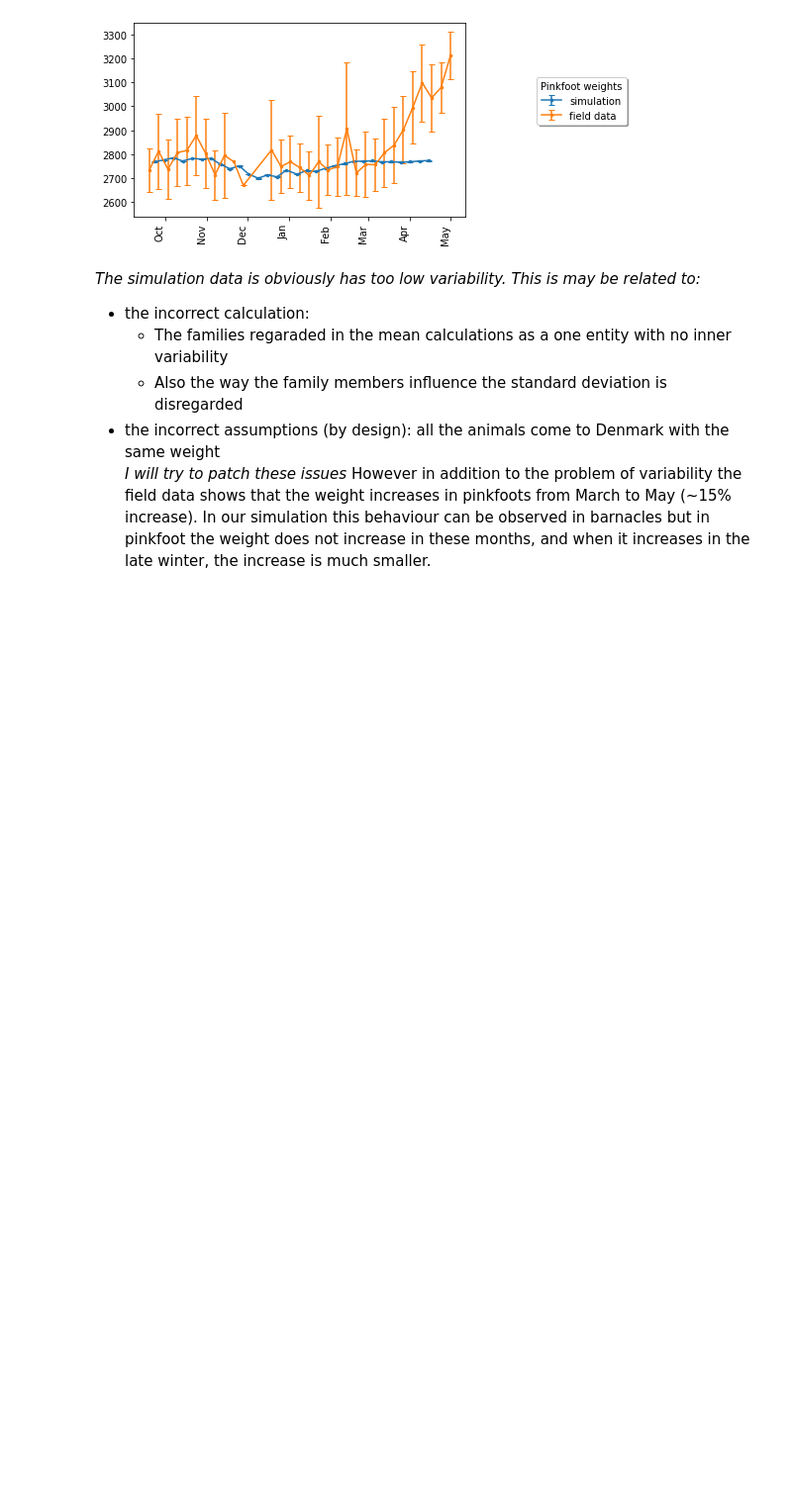
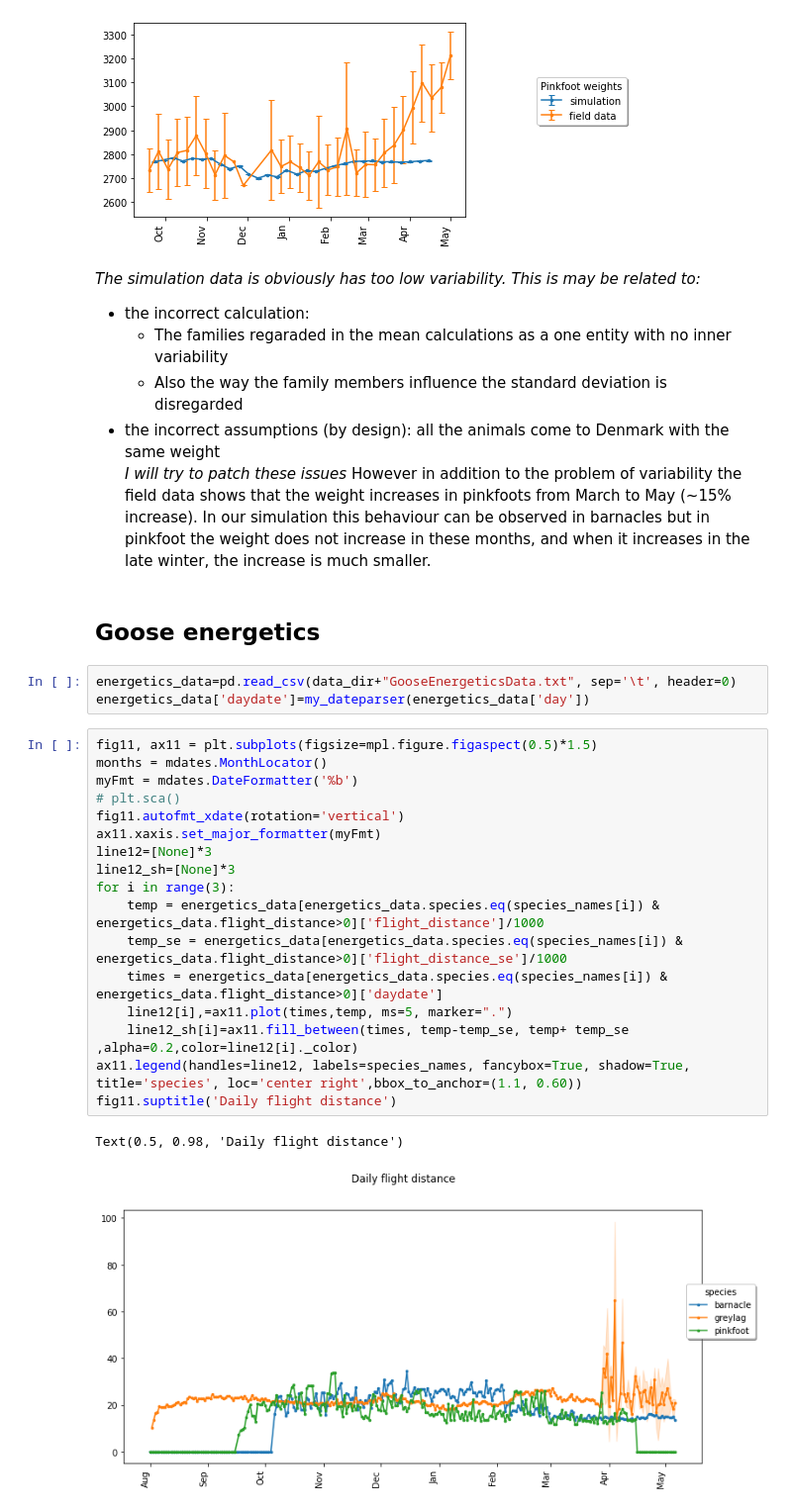
Before and after one commit to andrey-chu/almass_python_testing_mirror, a Jupyter notebook: Test_page_2.ipynb, the cells around one changed output. Shown at 99% size. Drawn from its saved outputs; the diff is of its cells as text; blank space fills up the shorter version.

Commit message:
bug in energetics

```diff
--- a/Test_page_2.ipynb
+++ b/Test_page_2.ipynb
@@ -108,3 +110,28 @@ ax10.legend(handles=[line10,line11], labels=['simulation', 'field data'], fancyb
 _I will try to patch these issues_
 However in addition to the problem of variability the field data shows that the weight increases in pinkfoots from March to May (~15% increase). In our simulation this behaviour can be observed in barnacles but in pinkfoot the weight does not increase in these months, and when it increases in the late winter, the increase is much smaller.
 </i>
+# %% [markdown]
+## Goose energetics
+# %%
+energetics_data=pd.read_csv(data_dir+"GooseEnergeticsData.txt", sep='\t', header=0)
+energetics_data['daydate']=my_dateparser(energetics_data['day'])
+# %%
+fig11, ax11 = plt.subplots(figsize=mpl.figure.figaspect(0.5)*1.5)
+months = mdates.MonthLocator()
+myFmt = mdates.DateFormatter('%b')
+# plt.sca()
+fig11.autofmt_xdate(rotation='vertical')
+ax11.xaxis.set_major_formatter(myFmt)
+line12=[None]*3
+line12_sh=[None]*3
+for i in range(3):
+    temp = energetics_data[energetics_data.species.eq(species_names[i]) & energetics_data.flight_distance>0]['flight_distance']/1000
+    temp_se = energetics_data[energetics_data.species.eq(species_names[i]) & energetics_data.flight_distance>0]['flight_distance_se']/1000
+    times = energetics_data[energetics_data.species.eq(species_names[i]) & energetics_data.flight_distance>0]['daydate']
+    line12[i],=ax11.plot(times,temp, ms=5, marker=".")
+    line12_sh[i]=ax11.fill_between(times, temp-temp_se, temp+ temp_se ,alpha=0.2,color=line12[i]._color)
+ax11.legend(handles=line12, labels=species_names, fancybox=True, shadow=True, title='species', loc='center right',bbox_to_anchor=(1.1, 0.60))
+fig11.suptitle('Daily flight distance')
+# %% [output]
+Text(0.5, 0.98, 'Daily flight distance')
+[figure, added]
```
Also changed, not shown: parts of 3 cells of this notebook, 1 other file.
